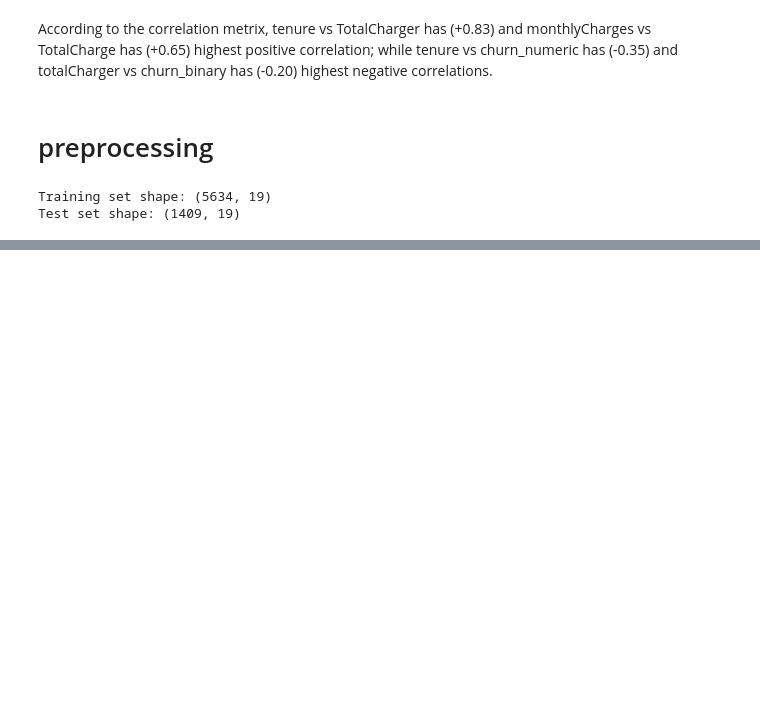
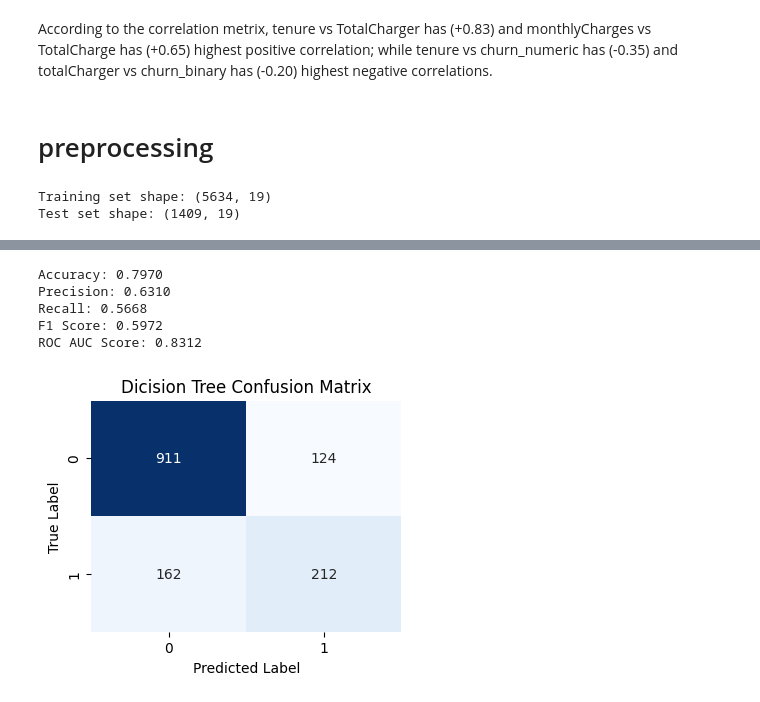
Before and after one commit to NisithaNimsara/Customer_Churn_Prediction-, a Jupyter notebook: telco_model.ipynb, the cells around one changed output, grey strips where cells are left out. Saved outputs shown, nothing was run; the diff lists cells and outputs as text; code cells hidden in the pictures; blank space fills up the shorter version.

Commit message:
Decision tree model build

```diff
--- a/telco_model.ipynb
+++ b/telco_model.ipynb
@@ -258,0 +265,15 @@ Test set shape: (1409, 19)
+# %%
+pipe_DT = Pipeline(steps=[('preprocessor', preprocessor),
+                          ('classifier', DecisionTreeClassifier(random_state=42))]
+                   )
+
+parameter_grid_DT = {
+    'classifier__criterion': ['gini', 'entropy'],
+    'classifier__max_depth': [None, 5, 16],
+    'classifier__min_samples_split': [2, 10],
+    'classifier__min_samples_leaf': [1, 3]
+}
+
+grid_DT = GridSearchCV(pipe_DT, parameter_grid_DT, cv=7, scoring='f1')
+# %%
+grid_DT.fit(X_train, y_train)
@@ -258,0 +298,4 @@ Test set shape: (1409, 19)
+# %%
+best_DT = grid_DT.best_estimator_
+y_pred_DT = best_DT.predict(X_test)
+y_proba_DT = best_DT.predict_proba(X_test)[:, 1]
@@ -258,0 +308,23 @@ Test set shape: (1409, 19)
+# %%
+print(f"Accuracy: {accuracy_DT:.4f}")
+print(f"Precision: {precision_DT:.4f}")
+print(f"Recall: {recall_DT:.4f}")
+print(f"F1 Score: {f1_DT:.4f}")
+print(f"ROC AUC Score: {auc_DT:.4f}")
+# %% [output]
+Accuracy: 0.7970
+Precision: 0.6310
+Recall: 0.5668
+F1 Score: 0.5972
+ROC AUC Score: 0.8312
+# %%
+# Confusion Matrix
+conf_matrix = confusion_matrix(y_test, y_pred_DT)
+plt.figure(figsize=(4,3))
+sns.heatmap(conf_matrix, annot=True, fmt='d', cmap='Blues', cbar=False)
+plt.title('Dicision Tree Confusion Matrix')
+plt.xlabel('Predicted Label')
+plt.ylabel('True Label')
+plt.show()
+# %% [output]
+[figure, added]
```
Also changed, not shown: parts of 6 cells of this notebook.
